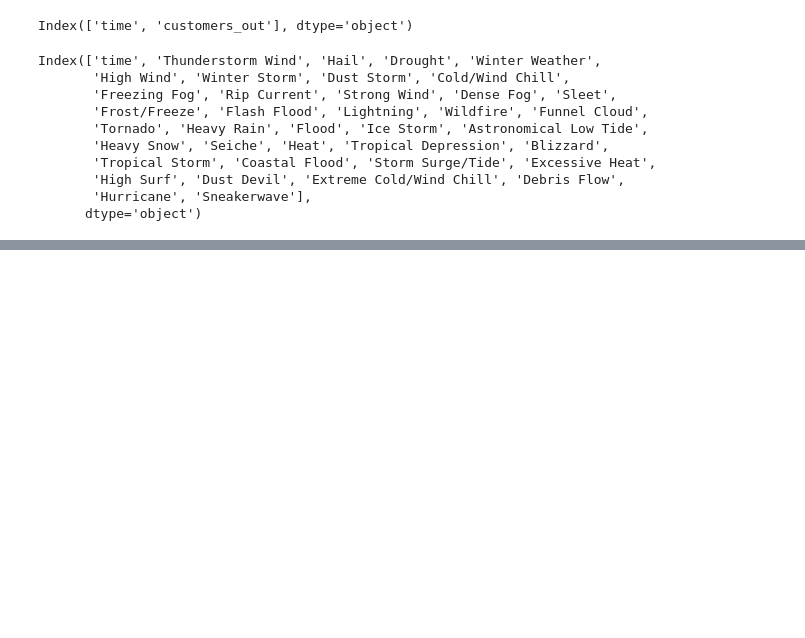
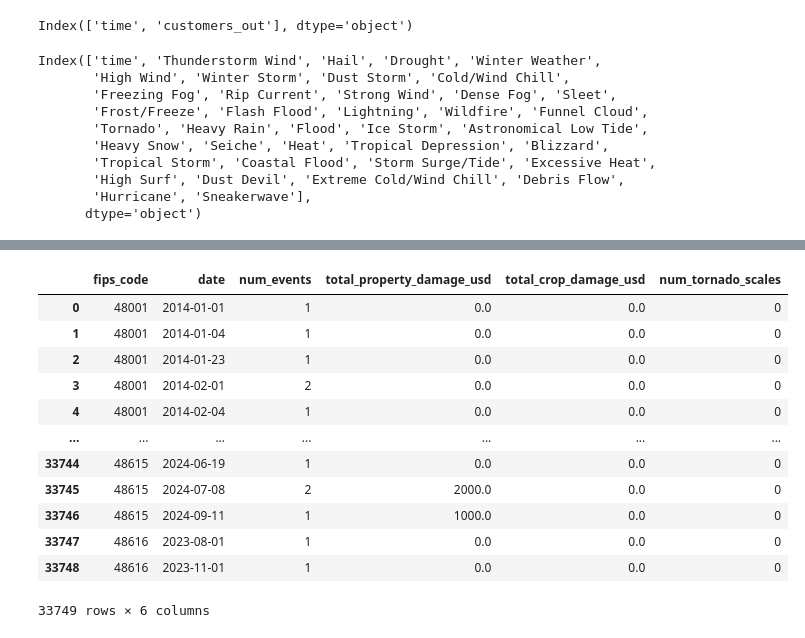
Before and after one commit to okpoEkpenyong/dynamic_rhythm_predictions, a Jupyter notebook: notebooks/01_preprocessing.ipynb, the cells around one changed output, grey strips where cells are left out. Drawn from its saved outputs; the diff is of its cells as text; code cells hidden in the pictures; blank space fills up the shorter version.

```diff
--- a/notebooks/01_preprocessing.ipynb
+++ b/notebooks/01_preprocessing.ipynb
@@ -410,0 +450,21 @@ df_combined_hr, df_combined_day = combine_agg_ts(...)
+# %%
+def parse_damage(damage_str):
+    if pd.isnull(damage_str):
+        return 0
+    if isinstance(damage_str, (int, float)):
+        return damage_str
+    damage_str = damage_str.strip()
+    multiplier = 1
+    if damage_str.endswith('K'):
+        multiplier = 1_000
+        damage_str = damage_str[:-1]
+    elif damage_str.endswith('M'):
+        multiplier = 1_000_000
+        damage_str = damage_str[:-1]
+    elif damage_str.endswith('B'):
+        multiplier = 1_000_000_000
+        damage_str = damage_str[:-1]
+    try:
+        return float(damage_str) * multiplier
+    except ValueError:
+        return 0
@@ -410,0 +556,8 @@ df_combined_hr, df_combined_day = combine_agg_ts(...)
+# %%
+df_storms_grouped = df_storms_grouped.rename(columns={
+    'total_property_damage': 'total_property_damage_usd',
+    'total_crop_damage': 'total_crop_damage_usd'
+})
+
+
+df_storms_grouped[['total_property_damage_usd','total_crop_damage_usd']].sample(2)
@@ -410,0 +588,17 @@ df_combined_hr, df_combined_day = combine_agg_ts(...)
+# %%
+df_storms_grouped
+# .info()
+# %% [output]
+|  | fips_code | date | num_events | total_property_damage_usd | total_crop_damage_usd | num_tornado_scales |
+| 0 | 48001 | 2014-01-01 | 1 | 0.0 | 0.0 | 0 |
+| 1 | 48001 | 2014-01-04 | 1 | 0.0 | 0.0 | 0 |
+| 2 | 48001 | 2014-01-23 | 1 | 0.0 | 0.0 | 0 |
+| 3 | 48001 | 2014-02-01 | 2 | 0.0 | 0.0 | 0 |
+| 4 | 48001 | 2014-02-04 | 1 | 0.0 | 0.0 | 0 |
+| ... | ... | ... | ... | ... | ... | ... |
+| 33744 | 48615 | 2024-06-19 | 1 | 0.0 | 0.0 | 0 |
+| 33745 | 48615 | 2024-07-08 | 2 | 2000.0 | 0.0 | 0 |
+| 33746 | 48615 | 2024-09-11 | 1 | 1000.0 | 0.0 | 0 |
+| 33747 | 48616 | 2023-08-01 | 1 | 0.0 | 0.0 | 0 |
+| 33748 | 48616 | 2023-11-01 | 1 | 0.0 | 0.0 | 0 |
+33749 rows × 6 columns
```
Also changed, not shown: parts of 12 cells of this notebook.
